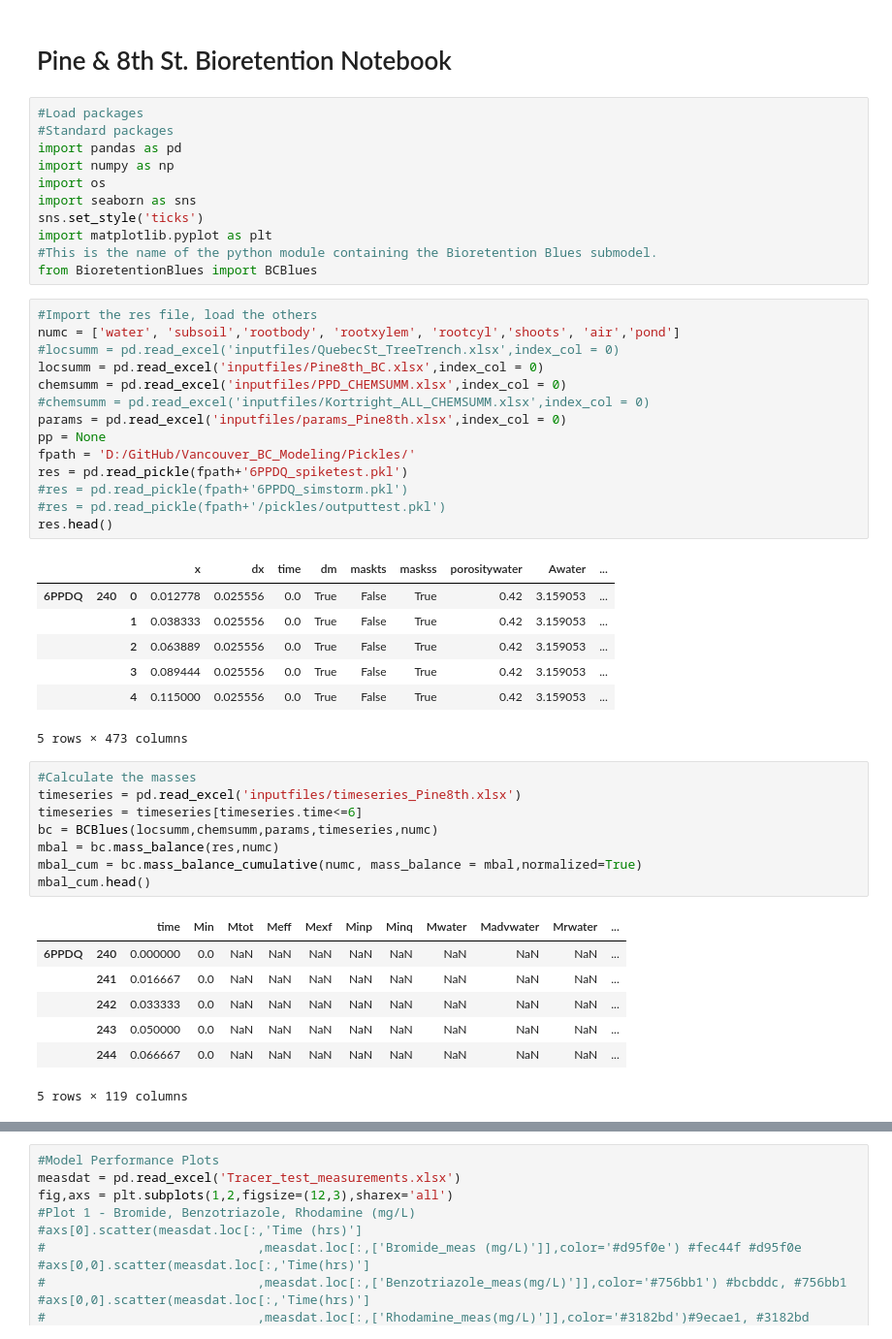
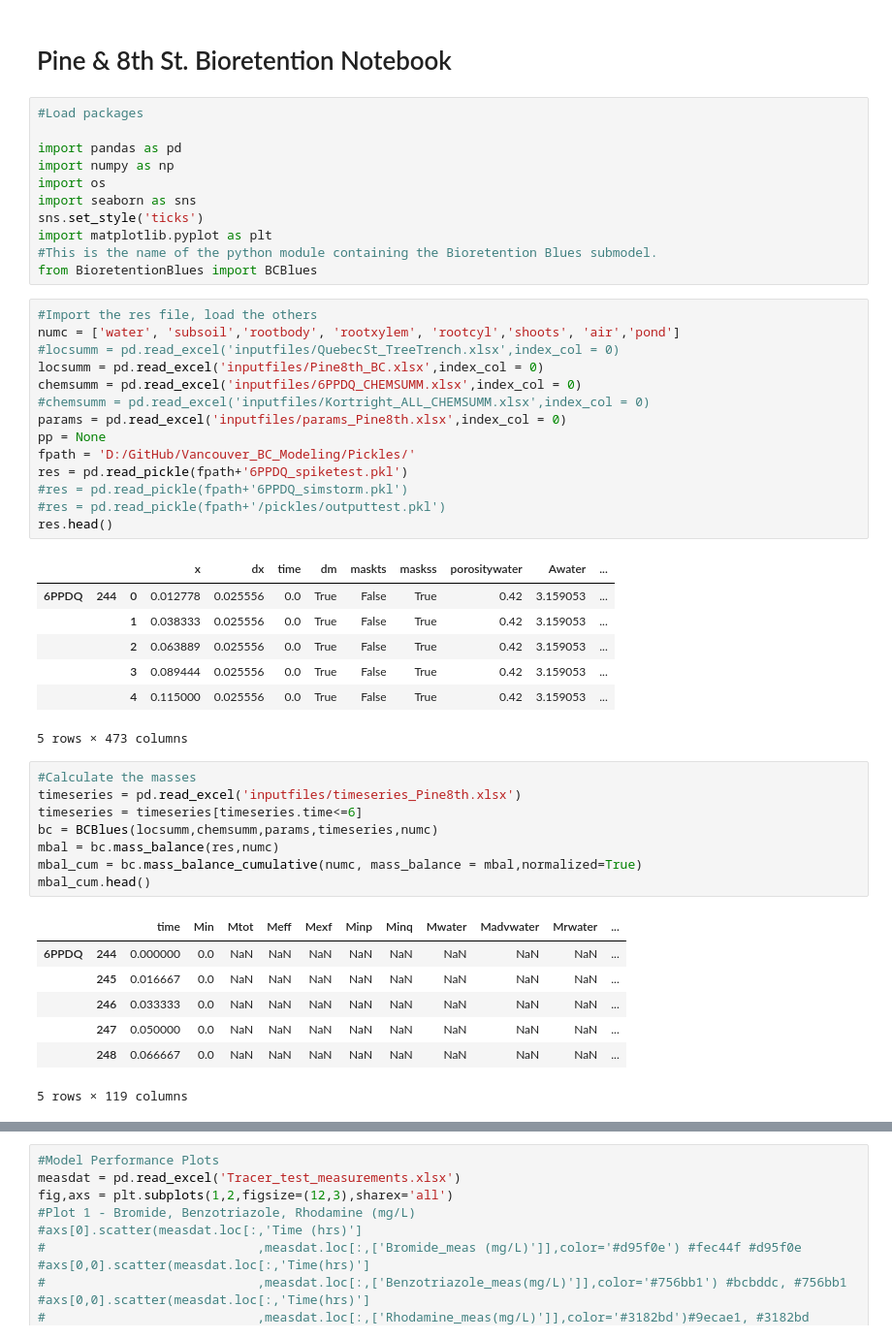
Before and after one commit to tfmrodge/SubsurfaceSinks, a Jupyter notebook: Pine & 8th BC Plotting.ipynb, the cells around one changed output, grey strips where cells are left out. Shown at 97% size. Saved outputs shown, nothing was run; the diff lists cells and outputs as text.

```diff
--- a/Pine & 8th BC Plotting.ipynb
+++ b/Pine & 8th BC Plotting.ipynb
@@ -2,7 +2,7 @@
 # Pine & 8th St. Bioretention Notebook
 # %%
 #Load packages
-#Standard packages
+
 import pandas as pd
 import numpy as np
 import os
@@ -14,20 +14,20 @@ from BioretentionBlues import BCBlues
 # %%
 #Import the res file, load the others
 numc = ['water', 'subsoil','rootbody', 'rootxylem', 'rootcyl','shoots', 'air','pond']
 #locsumm = pd.read_excel('inputfiles/QuebecSt_TreeTrench.xlsx',index_col = 0)
 locsumm = pd.read_excel('inputfiles/Pine8th_BC.xlsx',index_col = 0)
-chemsumm = pd.read_excel('inputfiles/PPD_CHEMSUMM.xlsx',index_col = 0)
+chemsumm = pd.read_excel('inputfiles/6PPDQ_CHEMSUMM.xlsx',index_col = 0)
 #chemsumm = pd.read_excel('inputfiles/Kortright_ALL_CHEMSUMM.xlsx',index_col = 0)
 params = pd.read_excel('inputfiles/params_Pine8th.xlsx',index_col = 0)
 pp = None
 fpath = 'D:/GitHub/Vancouver_BC_Modeling/Pickles/'
 res = pd.read_pickle(fpath+'6PPDQ_spiketest.pkl')
 #res = pd.read_pickle(fpath+'6PPDQ_simstorm.pkl')
 #res = pd.read_pickle(fpath+'/pickles/outputtest.pkl')
 res.head()
 # %% [output]
 |  |  |  | x | dx | time | dm | maskts | maskss | porositywater | Awater | ... |
-| 6PPDQ | 240 | 0 | 0.012778 | 0.025556 | 0.0 | True | False | True | 0.42 | 3.159053 | ... |
+| 6PPDQ | 244 | 0 | 0.012778 | 0.025556 | 0.0 | True | False | True | 0.42 | 3.159053 | ... |
 |  |  | 1 | 0.038333 | 0.025556 | 0.0 | True | False | True | 0.42 | 3.159053 | ... |
 |  |  | 2 | 0.063889 | 0.025556 | 0.0 | True | False | True | 0.42 | 3.159053 | ... |
 |  |  | 3 | 0.089444 | 0.025556 | 0.0 | True | False | True | 0.42 | 3.159053 | ... |
@@ -43,11 +43,11 @@ mbal_cum = bc.mass_balance_cumulative(numc, mass_balance = mbal,normalized=True)
 mbal_cum.head()
 # %% [output]
 |  |  | time | Min | Mtot | Meff | Mexf | Minp | Minq | Mwater | Madvwater | Mrwater | ... |
-| 6PPDQ | 240 | 0.000000 | 0.0 | NaN | NaN | NaN | NaN | NaN | NaN | NaN | NaN | ... |
-|  | 241 | 0.016667 | 0.0 | NaN | NaN | NaN | NaN | NaN | NaN | NaN | NaN | ... |
-|  | 242 | 0.033333 | 0.0 | NaN | NaN | NaN | NaN | NaN | NaN | NaN | NaN | ... |
-|  | 243 | 0.050000 | 0.0 | NaN | NaN | NaN | NaN | NaN | NaN | NaN | NaN | ... |
-|  | 244 | 0.066667 | 0.0 | NaN | NaN | NaN | NaN | NaN | NaN | NaN | NaN | ... |
+| 6PPDQ | 244 | 0.000000 | 0.0 | NaN | NaN | NaN | NaN | NaN | NaN | NaN | NaN | ... |
+|  | 245 | 0.016667 | 0.0 | NaN | NaN | NaN | NaN | NaN | NaN | NaN | NaN | ... |
+|  | 246 | 0.033333 | 0.0 | NaN | NaN | NaN | NaN | NaN | NaN | NaN | NaN | ... |
+|  | 247 | 0.050000 | 0.0 | NaN | NaN | NaN | NaN | NaN | NaN | NaN | NaN | ... |
+|  | 248 | 0.066667 | 0.0 | NaN | NaN | NaN | NaN | NaN | NaN | NaN | NaN | ... |
 5 rows × 119 columns
 # %%
 #Plot the figure. Choose the compound and the time to display (in hours).
```
Also changed, not shown: parts of 3 cells of this notebook, 13 other files.
